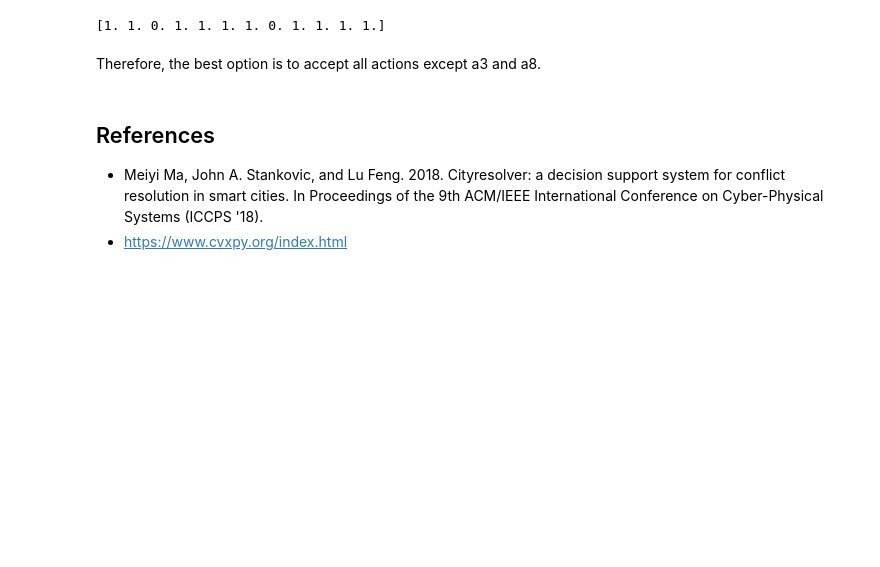
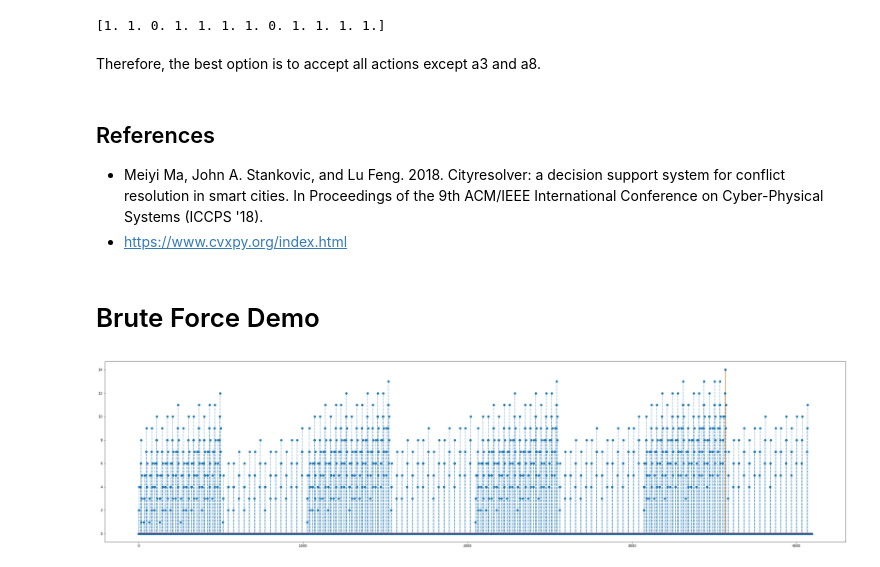
Before and after one commit to himanshugoel2797/CityResolver-CvxPy-Demo, a Jupyter notebook: Demo.ipynb, the cells around one changed output. Drawn from its saved outputs; the diff is of its cells as text; code cells hidden in the pictures; blank space fills up the shorter version.

Commit message:
Add brute-force demo.

```diff
--- a/Demo.ipynb
+++ b/Demo.ipynb
@@ -58,3 +59,37 @@ Therefore, the best option is to accept all actions except a3 and a8.
 
 - Meiyi Ma, John A. Stankovic, and Lu Feng. 2018. Cityresolver: a decision support system for conflict resolution in smart cities. In Proceedings of the 9th ACM/IEEE International Conference on Cyber-Physical Systems (ICCPS '18).
 - https://www.cvxpy.org/index.html
+# %% [markdown]
+# Brute Force Demo
+# %%
+#From https://stackoverflow.com/questions/22227595/convert-integer-to-binary-array-with-suitable-padding
+def bin_array(num, m):
+    """Convert a positive integer num into an m-bit bit vector"""
+    return np.array(list(np.binary_repr(num).zfill(m))).astype(np.int8)
+# %%
+#2^12 = 4096 combinations exist
+slns = []
+for i in range(4096):
+    slns.append(bin_array(i, 12))
+slns = np.array(slns)
+# %%
+#Compute the cost for each solution
+costs = np.dot(slns, w)
+
+#set the cost for solutions that violate a constraint to 0
+for i in range(4096):
+    if slns[i][2] + slns[i][9] > 1:
+        costs[i] = 0
+    if slns[i][7] + slns[i][9] > 1:
+        costs[i] = 0
+    if slns[i][8] - slns[i][9] != 0:
+        costs[i] = 0
+    if slns[i][2] + slns[i][7] > 1:
+        costs[i] = 0
+# %%
+plt.figure(figsize=(40, 10))
+plt.stem(costs, use_line_collection = True, linefmt = 'C0:')
+plt.stem([np.argmax(costs)], [np.max(costs)], linefmt='C1-', use_line_collection = True)
+plt.show()
+# %% [output]
+[figure, added]
```
Also changed, not shown: parts of 8 cells of this notebook.
